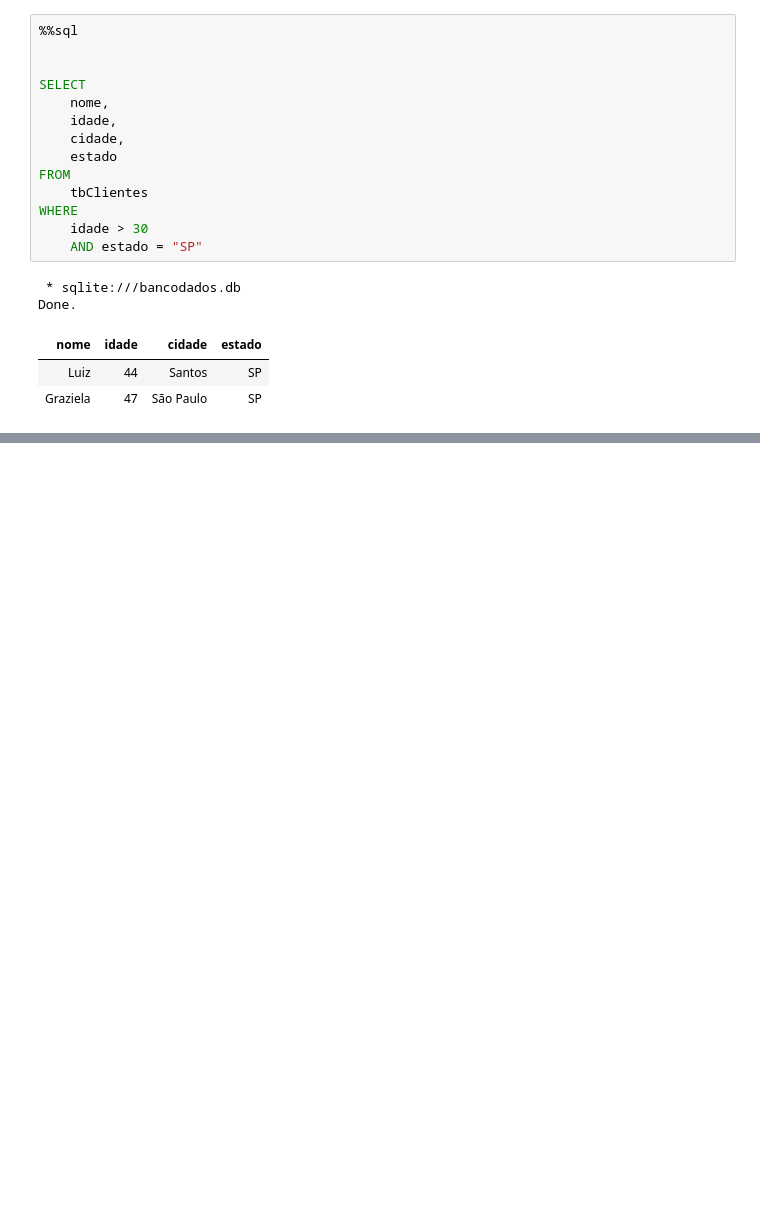
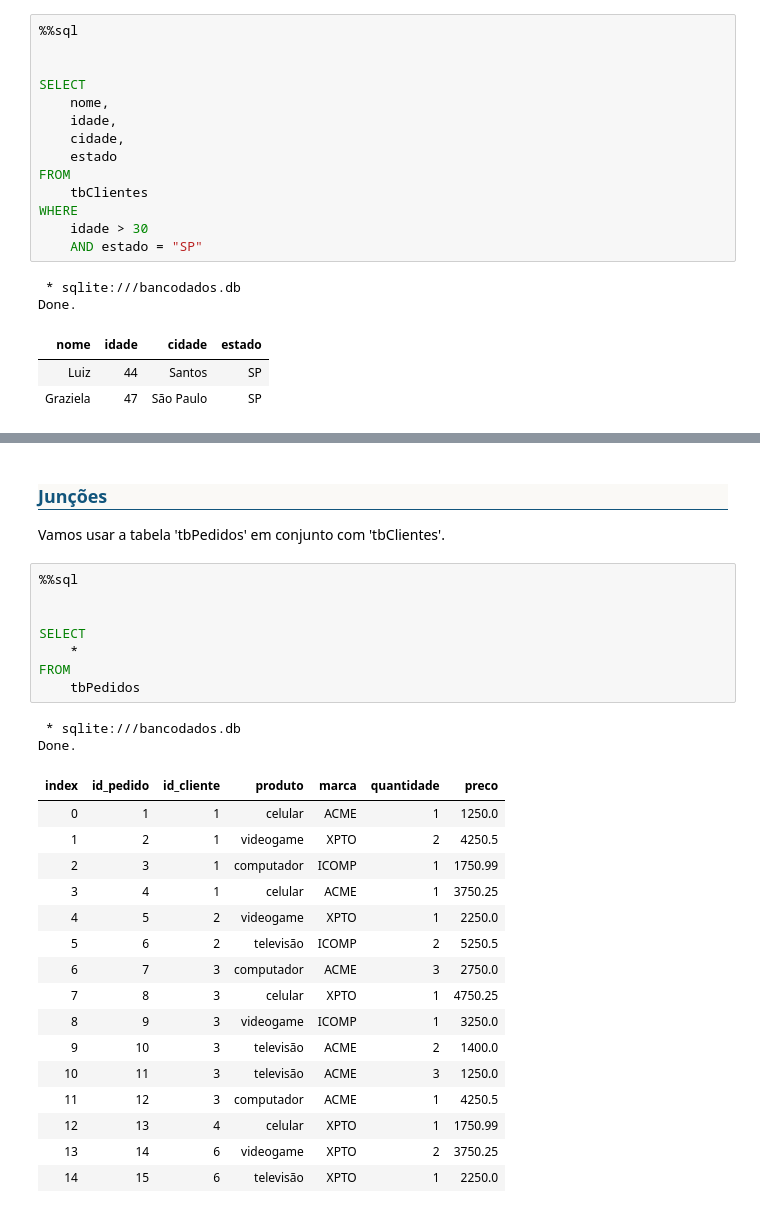
Before and after one commit to luizweb/sqljupyter, a Jupyter notebook: sqljupyter.ipynb, the cells around one changed output, grey strips where cells are left out. Drawn from its saved outputs; the diff is of its cells as text; blank space fills up the shorter version.

```diff
--- a/sqljupyter.ipynb
+++ b/sqljupyter.ipynb
@@ -564,0 +401,33 @@ Banco de dados 'bancodados.db' apagado com sucesso.
+# %% [markdown]
+<h3 style="background-color: #FAF9F6; color: #11557C; text-align: left; font-family: 'Arial', sans-serif; padding-top: 10px; padding-bottom: 10px; border-bottom: 1px solid #11557C;">
+    <a id='secao-10'></a> Junções
+</h3>
+
+Vamos usar a tabela 'tbPedidos' em conjunto com 'tbClientes'.
+# %%
+%%sql
+
+
+SELECT
+    *
+FROM
+    tbPedidos
+# %% [output]
+ * sqlite:///bancodados.db
+Done.
+| index | id_pedido | id_cliente | produto | marca | quantidade | preco |
+| 0 | 1 | 1 | celular | ACME | 1 | 1250.0 |
+| 1 | 2 | 1 | videogame | XPTO | 2 | 4250.5 |
+| 2 | 3 | 1 | computador | ICOMP | 1 | 1750.99 |
+| 3 | 4 | 1 | celular | ACME | 1 | 3750.25 |
+| 4 | 5 | 2 | videogame | XPTO | 1 | 2250.0 |
+| 5 | 6 | 2 | televisão | ICOMP | 2 | 5250.5 |
+| 6 | 7 | 3 | computador | ACME | 3 | 2750.0 |
+| 7 | 8 | 3 | celular | XPTO | 1 | 4750.25 |
+| 8 | 9 | 3 | videogame | ICOMP | 1 | 3250.0 |
+| 9 | 10 | 3 | televisão | ACME | 2 | 1400.0 |
+| 10 | 11 | 3 | televisão | ACME | 3 | 1250.0 |
+| 11 | 12 | 3 | computador | ACME | 1 | 4250.5 |
+| 12 | 13 | 4 | celular | XPTO | 1 | 1750.99 |
+| 13 | 14 | 6 | videogame | XPTO | 2 | 3750.25 |
+| 14 | 15 | 6 | televisão | XPTO | 1 | 2250.0 |
```
Also changed, not shown: parts of 67 cells of this notebook.
